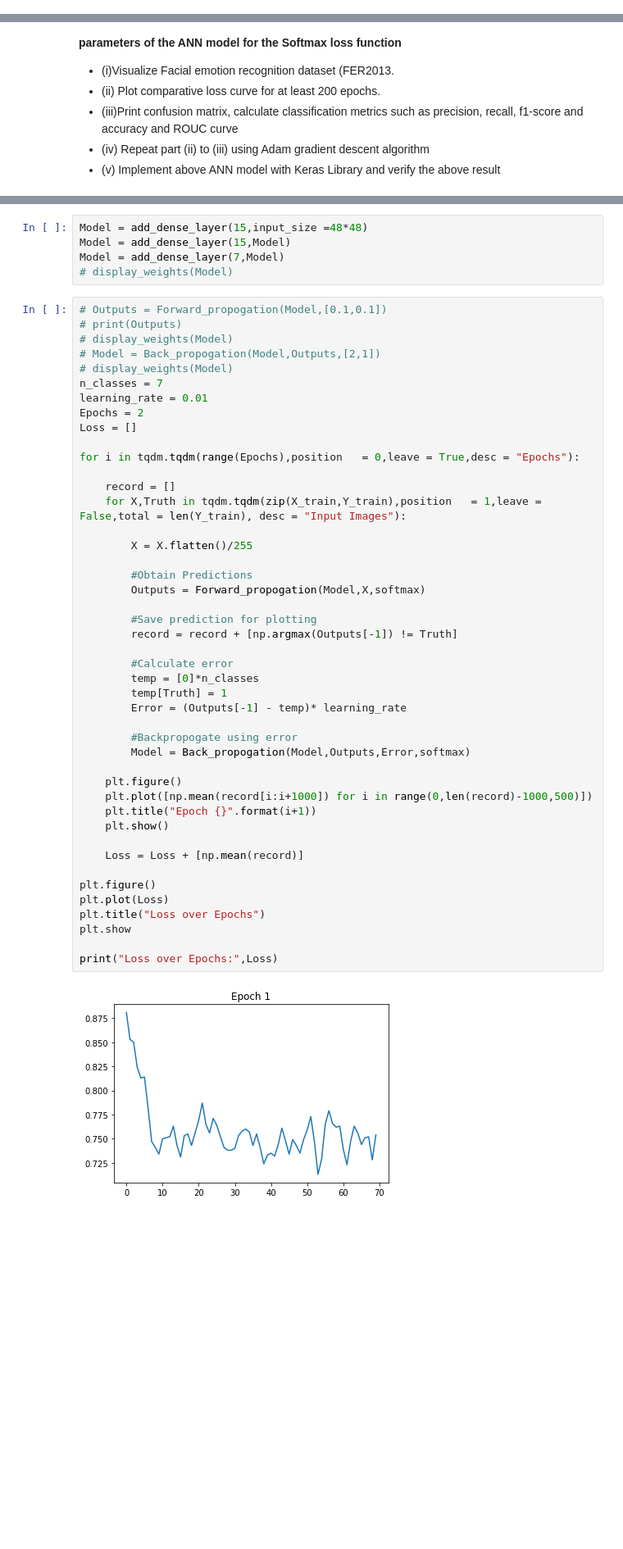
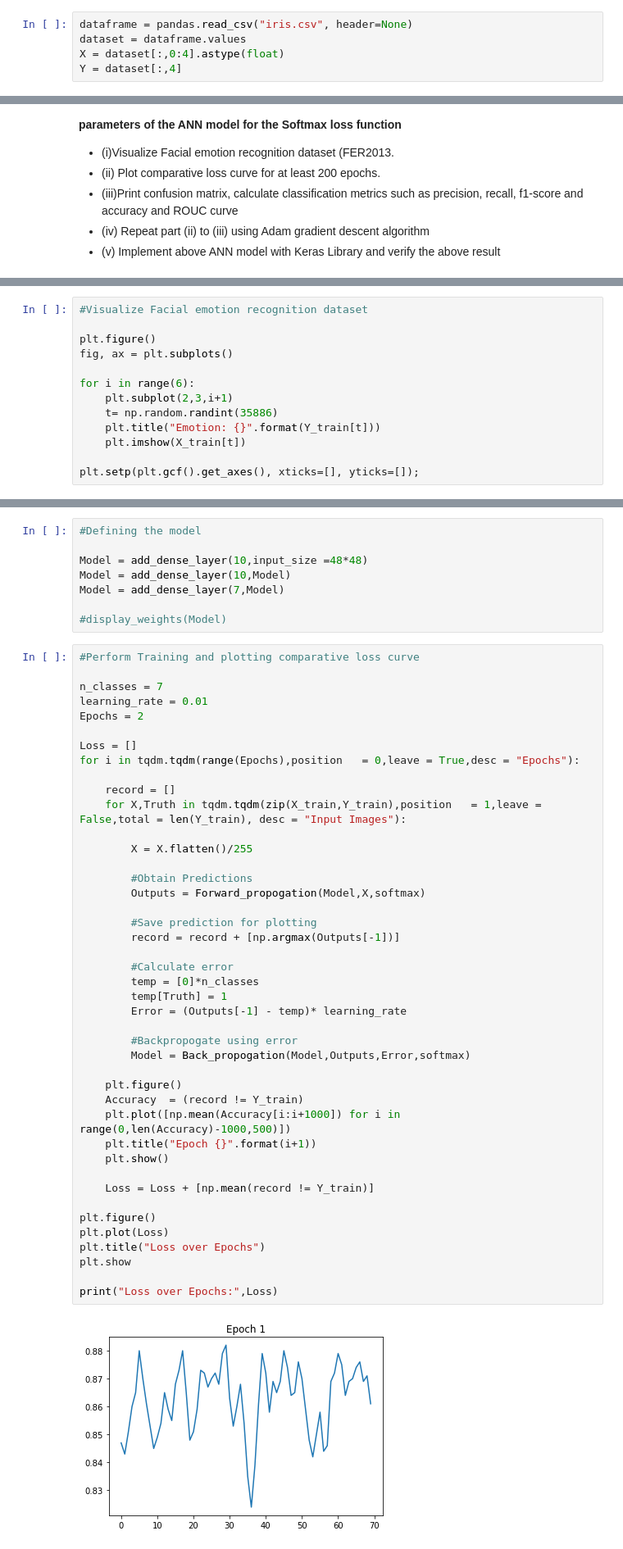
Before and after one commit to Adithya-Jayan/EC460_NNDL, a Jupyter notebook: Assignment 3.ipynb, the cells around one changed output, grey strips where cells are left out. Shown at 82% size. Saved outputs shown, nothing was run; the diff lists cells and outputs as text; blank space fills up the shorter version.

Commit message:
Q5 - Adds Keras section,Confusion matrix, Acccuracy and view of image dataset

```diff
--- a/Assignment 3.ipynb
+++ b/Assignment 3.ipynb
@@ -32,6 +32,11 @@ species.
 - (v) Print confusion matrix, calculate classification metrics such as precision, recall, f1-score and accuracy and ROUC curve for each loss function.
 - (vi) Repeat part (ii) to (v) using Adam gradient descent algorithm
 - (vii) Implement above ANN model with Keras Library and verify the above results.
+# %%
+dataframe = pandas.read_csv("iris.csv", header=None)
+dataset = dataframe.values
+X = dataset[:,0:4].astype(float)
+Y = dataset[:,4]
 # %% [markdown]
 #### Q. 5. Build a ANN model from scratch to recognize human emotion using Facial emotion recognition dataset (FER2013) (https://github.com/gitshanks/fer2013). For implementation, use Stochastic gradient descent algorithm to learn model with parameters for α = 0.01 and random parameters of the ANN model for the Softmax loss function
 - (i)Visualize Facial emotion recognition dataset (FER2013.
@@ -182,0 +200,13 @@ print(np.shape(X_train),np.shape(Y_train))
+# %%
+#Visualize Facial emotion recognition dataset
+
+plt.figure()
+fig, ax = plt.subplots()
+
+for i in range(6):
+    plt.subplot(2,3,i+1)
+    t= np.random.randint(35886)
+    plt.title("Emotion: {}".format(Y_train[t]))
+    plt.imshow(X_train[t])
+
+plt.setp(plt.gcf().get_axes(), xticks=[], yticks=[]);
@@ -183,52 +216,53 @@ print(np.shape(X_train),np.shape(Y_train))
 # %%
-Model = add_dense_layer(15,input_size =48*48)
-Model = add_dense_layer(15,Model)
+#Defining the model
+
+Model = add_dense_layer(10,input_size =48*48)
+Model = add_dense_layer(10,Model)
 Model = add_dense_layer(7,Model)
-# display_weights(Model)
+
+#display_weights(Model)
 # %%
-# Outputs = Forward_propogation(Model,[0.1,0.1])
-# print(Outputs)
-# display_weights(Model)
-# Model = Back_propogation(Model,Outputs,[2,1])
-# display_weights(Model)
+#Perform Training and plotting comparative loss curve
+
 n_classes = 7
 learning_rate = 0.01
 Epochs = 2
+
 Loss = []
-
 for i in tqdm.tqdm(range(Epochs),position   = 0,leave = True,desc = "Epochs"):
 
     record = []
     for X,Truth in tqdm.tqdm(zip(X_train,Y_train),position   = 1,leave = False,total = len(Y_train), desc = "Input Images"):
 
         X = X.flatten()/255
 
         #Obtain Predictions
         Outputs = Forward_propogation(Model,X,softmax)
 
         #Save prediction for plotting
-        record = record + [np.argmax(Outputs[-1]) != Truth]
+        record = record + [np.argmax(Outputs[-1])]
 
         #Calculate error
         temp = [0]*n_classes
         temp[Truth] = 1
         Error = (Outputs[-1] - temp)* learning_rate
 
         #Backpropogate using error
         Model = Back_propogation(Model,Outputs,Error,softmax)
 
     plt.figure()
-    plt.plot([np.mean(record[i:i+1000]) for i in range(0,len(record)-1000,500)])
+    Accuracy  = (record != Y_train)
+    plt.plot([np.mean(Accuracy[i:i+1000]) for i in range(0,len(Accuracy)-1000,500)])
     plt.title("Epoch {}".format(i+1))
     plt.show()
 
-    Loss = Loss + [np.mean(record)]
+    Loss = Loss + [np.mean(record != Y_train)]
 
 plt.figure()
 plt.plot(Loss)
 plt.title("Loss over Epochs")
 plt.show
 
 print("Loss over Epochs:",Loss)
 # %% [output]
-[figure, old version]
+[figure, new version]
```
Also changed, not shown: parts of 14 cells of this notebook.
